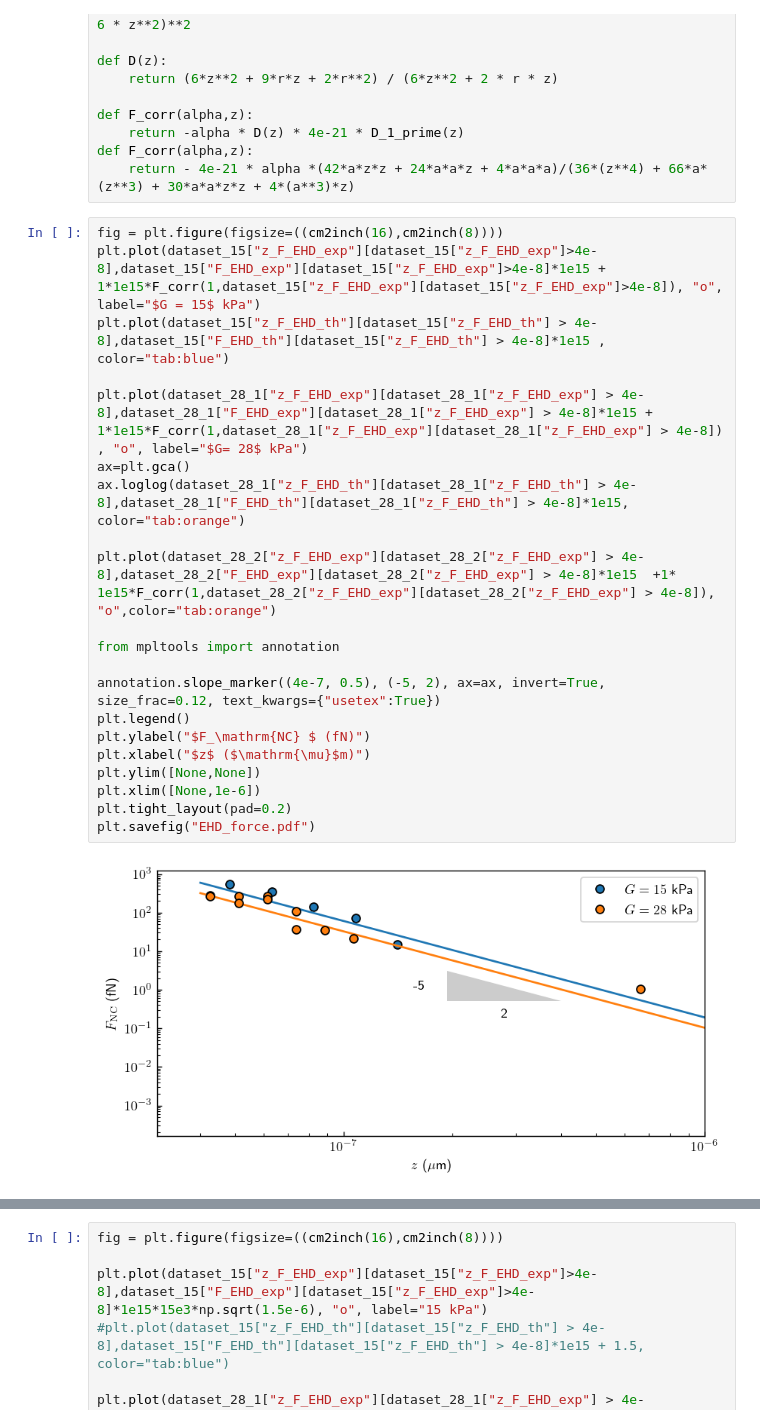
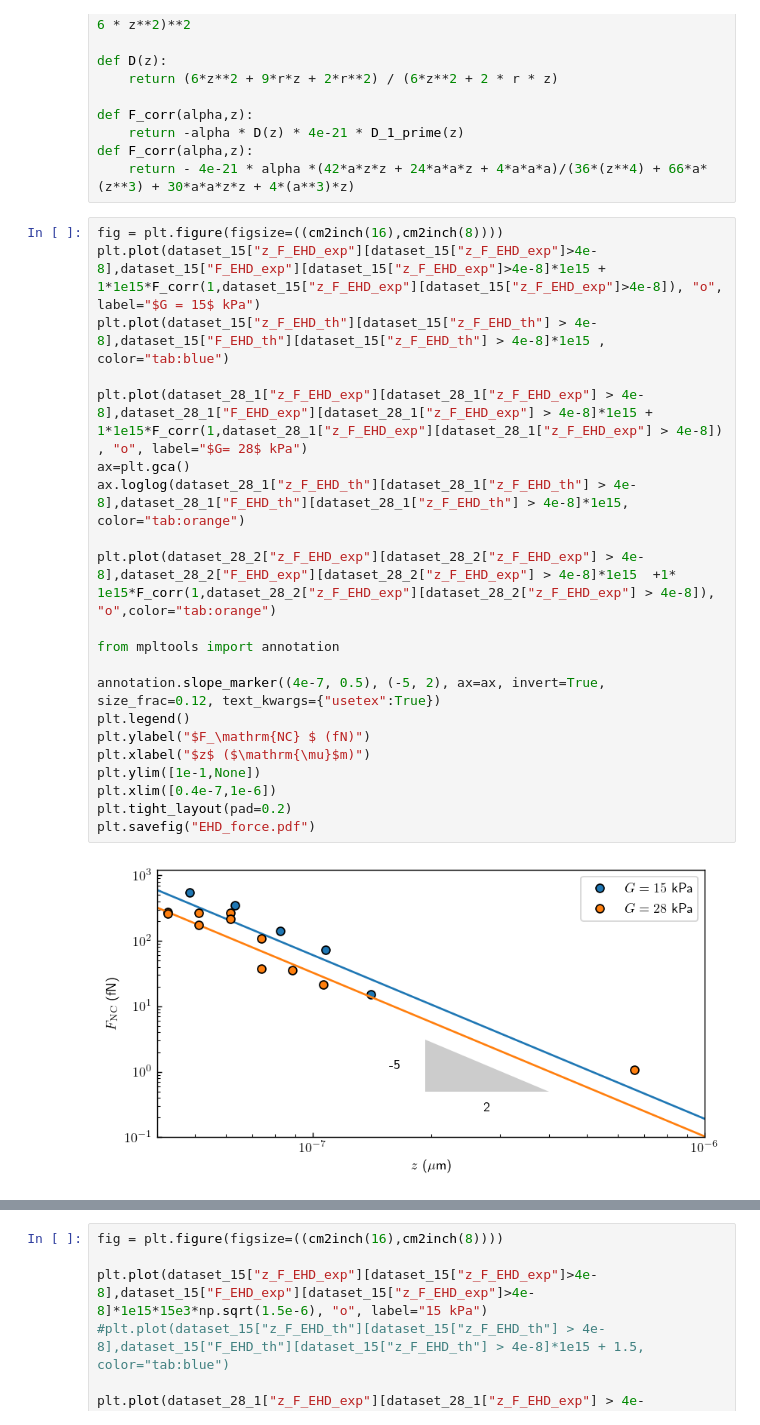
Before and after one commit to eXpensia/Confined-Brownian-Motion, a Jupyter notebook: 02_body/chapter4/images/EHD_forces/global_EHD_plot.ipynb, the cells around one changed output, grey strips where cells are left out. Drawn from its saved outputs; the diff is of its cells as text.

```diff
--- a/02_body/chapter4/images/EHD_forces/global_EHD_plot.ipynb
+++ b/02_body/chapter4/images/EHD_forces/global_EHD_plot.ipynb
@@ -69,26 +69,26 @@ def F_corr(alpha,z):
 # %%
 fig = plt.figure(figsize=((cm2inch(16),cm2inch(8))))
 plt.plot(dataset_15["z_F_EHD_exp"][dataset_15["z_F_EHD_exp"]>4e-8],dataset_15["F_EHD_exp"][dataset_15["z_F_EHD_exp"]>4e-8]*1e15 + 1*1e15*F_corr(1,dataset_15["z_F_EHD_exp"][dataset_15["z_F_EHD_exp"]>4e-8]), "o", label="$G = 15$ kPa")
 plt.plot(dataset_15["z_F_EHD_th"][dataset_15["z_F_EHD_th"] > 4e-8],dataset_15["F_EHD_th"][dataset_15["z_F_EHD_th"] > 4e-8]*1e15 , color="tab:blue")
 
 plt.plot(dataset_28_1["z_F_EHD_exp"][dataset_28_1["z_F_EHD_exp"] > 4e-8],dataset_28_1["F_EHD_exp"][dataset_28_1["z_F_EHD_exp"] > 4e-8]*1e15 + 1*1e15*F_corr(1,dataset_28_1["z_F_EHD_exp"][dataset_28_1["z_F_EHD_exp"] > 4e-8]) , "o", label="$G= 28$ kPa")
 ax=plt.gca()
 ax.loglog(dataset_28_1["z_F_EHD_th"][dataset_28_1["z_F_EHD_th"] > 4e-8],dataset_28_1["F_EHD_th"][dataset_28_1["z_F_EHD_th"] > 4e-8]*1e15, color="tab:orange")
 
 plt.plot(dataset_28_2["z_F_EHD_exp"][dataset_28_2["z_F_EHD_exp"] > 4e-8],dataset_28_2["F_EHD_exp"][dataset_28_2["z_F_EHD_exp"] > 4e-8]*1e15  +1* 1e15*F_corr(1,dataset_28_2["z_F_EHD_exp"][dataset_28_2["z_F_EHD_exp"] > 4e-8]), "o",color="tab:orange")
 
 from mpltools import annotation
 
 annotation.slope_marker((4e-7, 0.5), (-5, 2), ax=ax, invert=True, size_frac=0.12, text_kwargs={"usetex":True})
 plt.legend()
 plt.ylabel("$F_\mathrm{NC} $ (fN)")
 plt.xlabel("$z$ ($\mathrm{\mu}$m)")
-plt.ylim([None,None])
-plt.xlim([None,1e-6])
+plt.ylim([1e-1,None])
+plt.xlim([0.4e-7,1e-6])
 plt.tight_layout(pad=0.2)
 plt.savefig("EHD_force.pdf")
 # %% [output]
-[figure, old version]
+[figure, new version]
 # %%
 fig = plt.figure(figsize=((cm2inch(16),cm2inch(8))))
 plt.plot(dataset_15["z_F_EHD_exp"][dataset_15["z_F_EHD_exp"]>4e-8],(dataset_15["F_EHD_exp"][dataset_15["z_F_EHD_exp"]>4e-8] + F_corr(1,dataset_15["z_F_EHD_exp"][dataset_15["z_F_EHD_exp"]>4e-8]))*15e3*np.sqrt(1.5e-6)/(0.001**2), "o", label="$G=15$ kPa")
```
Also changed, not shown: parts of 1 cell of this notebook, 16 other files.
